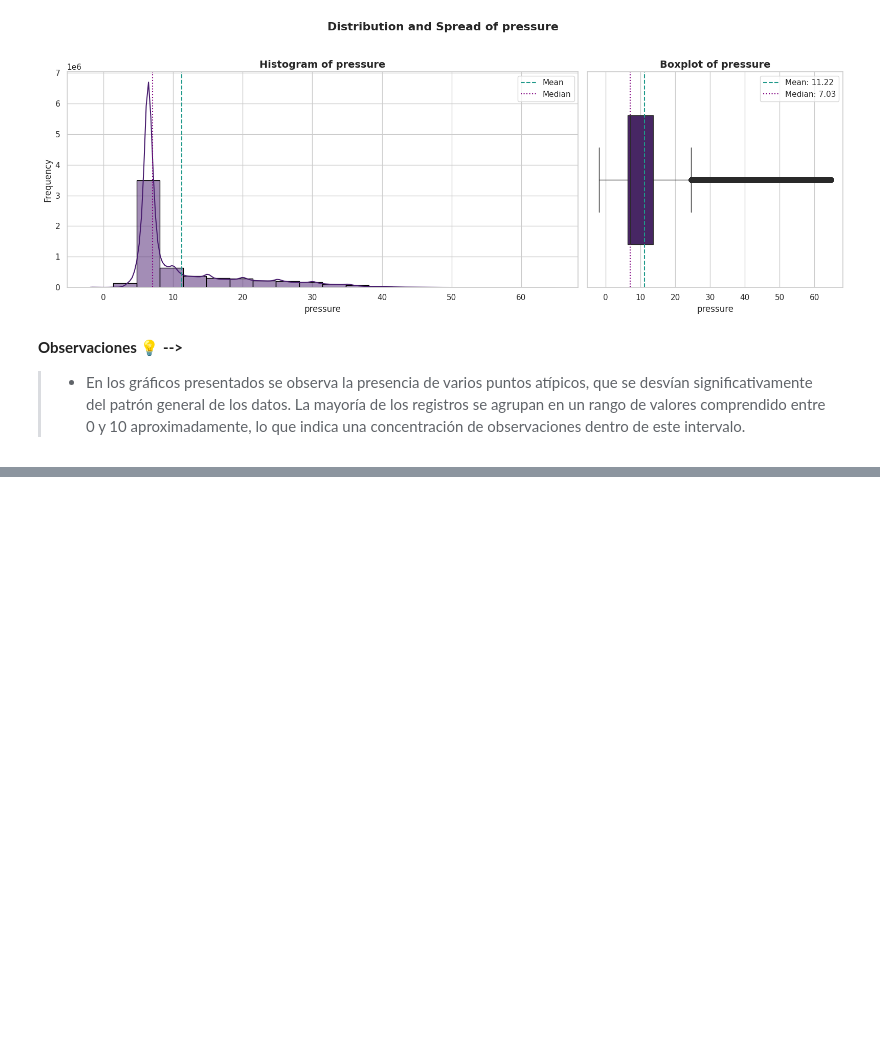
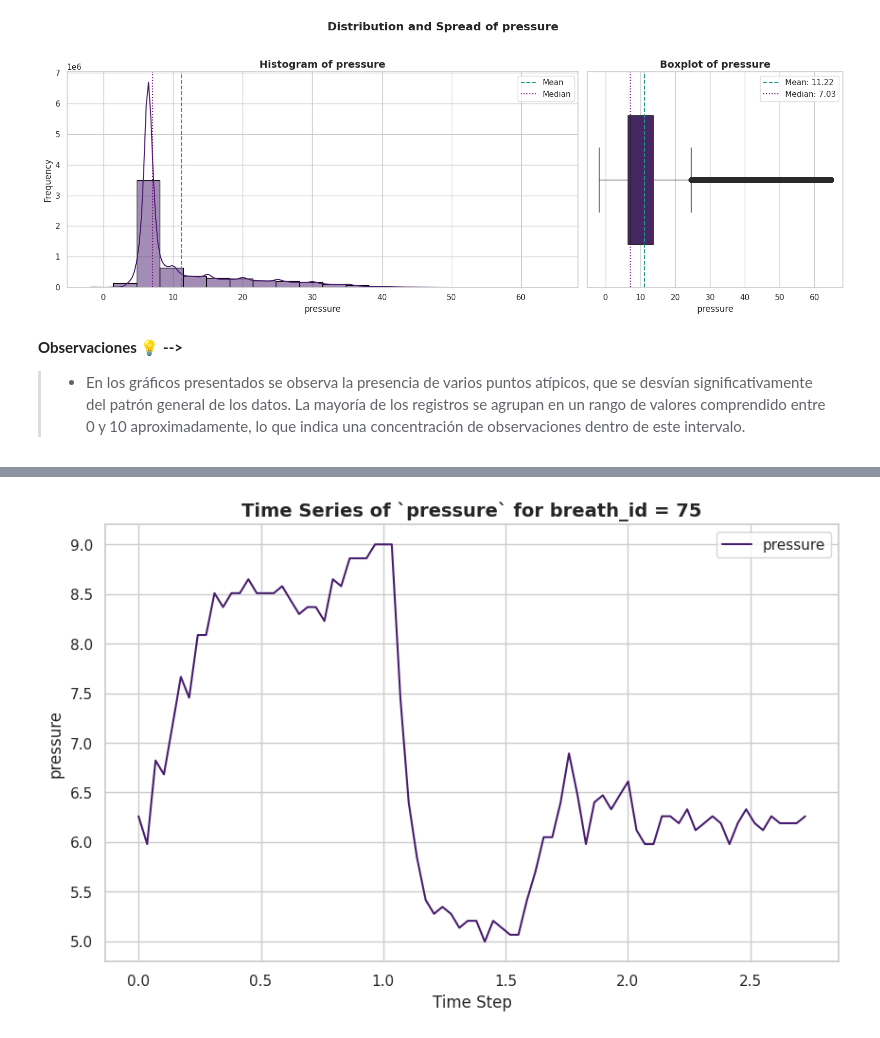
Before and after one commit to Andrea-gt/pressure-prediction, a Jupyter notebook: pressure_prediction.ipynb, the cells around one changed output, grey strips where cells are left out. Drawn from its saved outputs; the diff is of its cells as text; code cells hidden in the pictures; blank space fills up the shorter version.

```diff
--- a/pressure_prediction.ipynb
+++ b/pressure_prediction.ipynb
@@ -423,0 +469,5 @@ plot_column(df, 'pressure')  # Generate and display a histogram and boxplot for
+# %%
+# To plot 'pressure'
+tseries_by_breath(df, 'pressure', 75)
+# %% [output]
+[figure, added]
```
Also changed, not shown: parts of 15 cells of this notebook.
